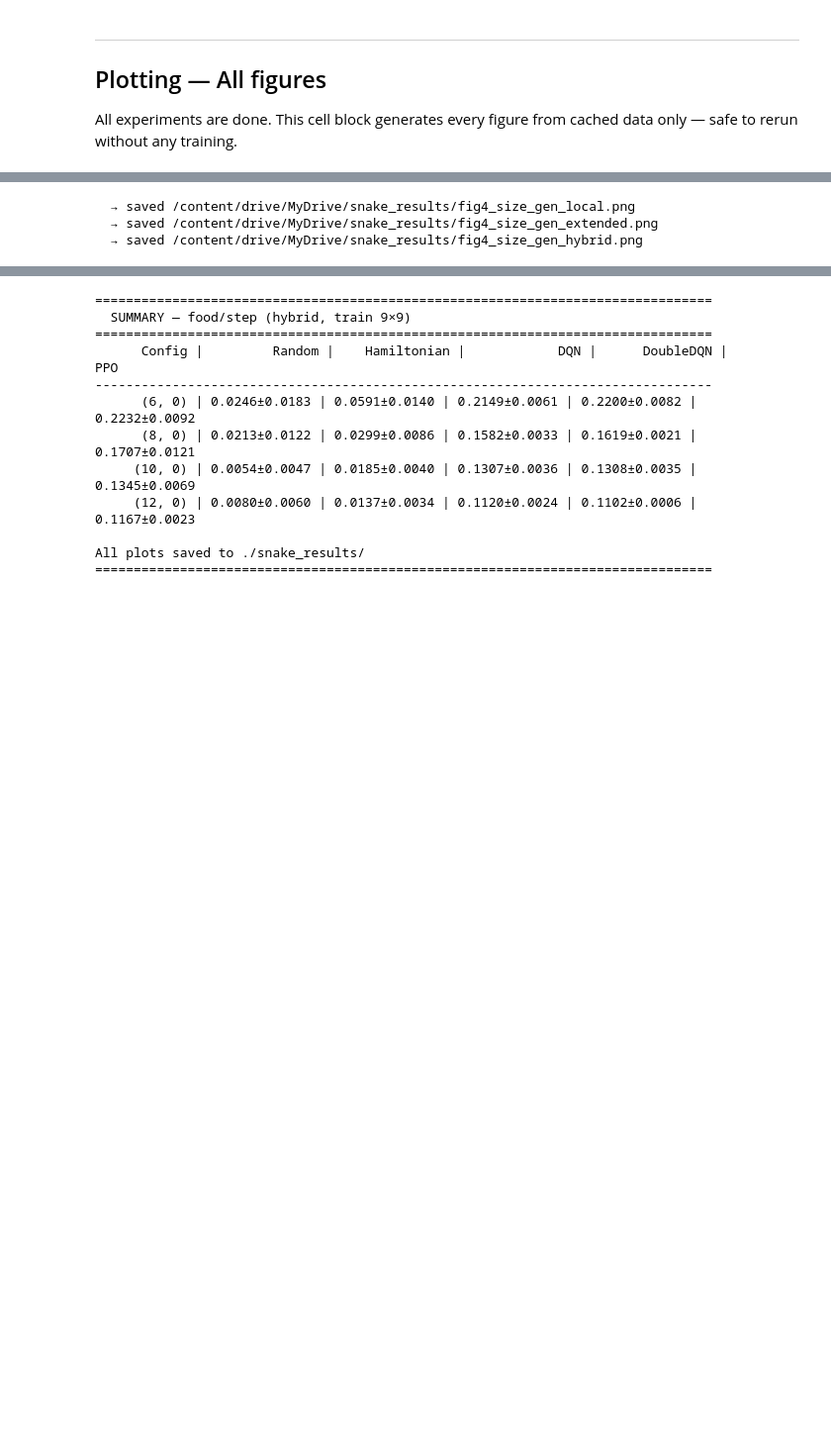
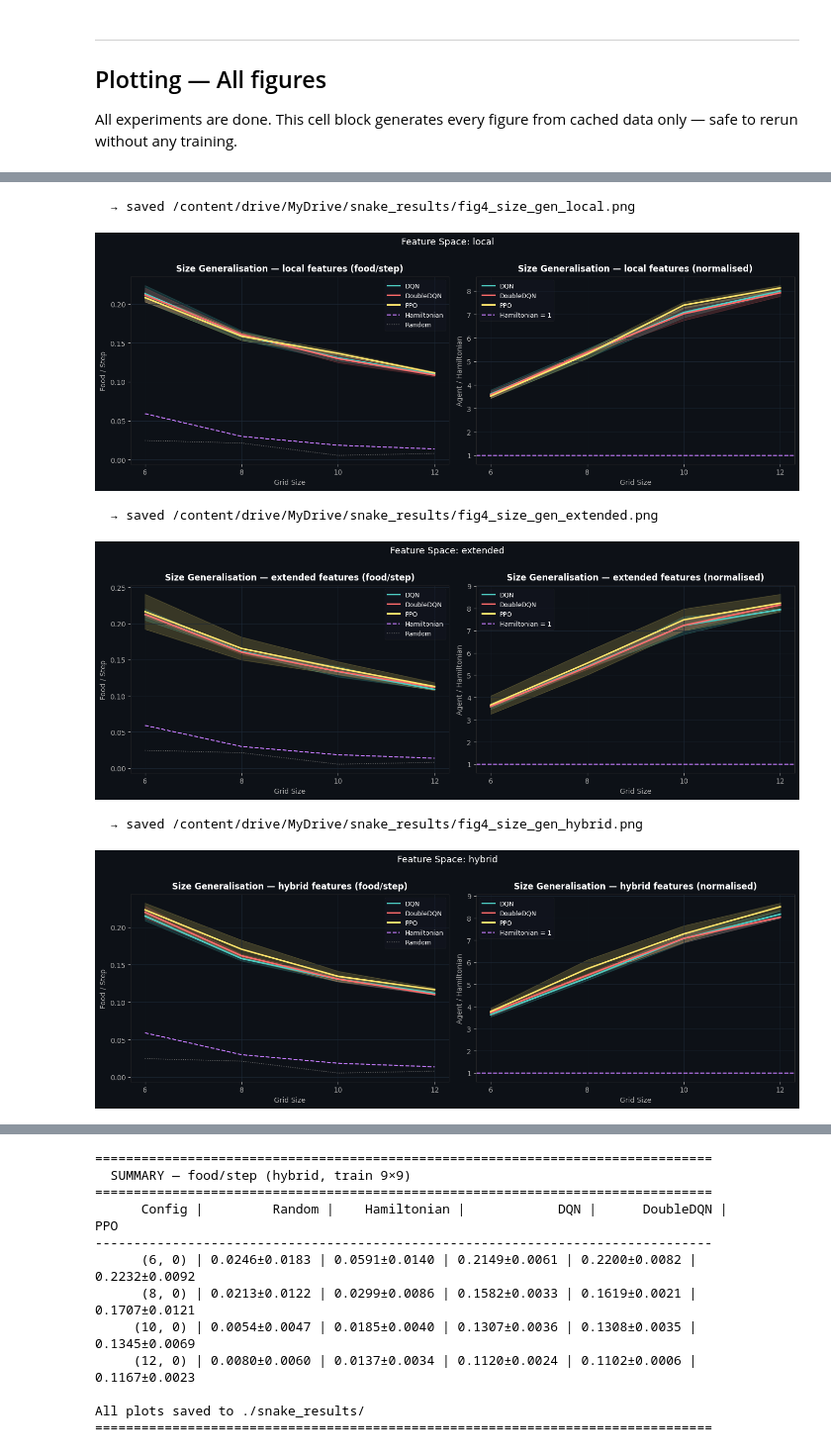
Before and after one commit to kjng123/AML-, a Jupyter notebook: snake_rl_study.ipynb, the cells around one changed output, grey strips where cells are left out. Shown at 99% size. Saved outputs shown, nothing was run; the diff lists cells and outputs as text; code cells hidden in the pictures; blank space fills up the shorter version.

```diff
--- a/snake_rl_study.ipynb
+++ b/snake_rl_study.ipynb
@@ -1190,35 +1196,39 @@ for rep in REPS:
 
     for model_name, color in MODEL_COLORS.items():
         res = full_grid[rep][model_name]['size']
         means, cis = results_to_mean_ci(res, EVEN_CFGS)  # <-- EVEN_CFGS not EVAL_CFGS
         plot_line_with_ci(ax1, x_sizes, means, cis, model_name, color)
 
         h_vals = np.array([ham_scores[s][0] for s in x_sizes])
         plot_line_with_ci(ax2, x_sizes, means / (h_vals + 1e-8),
                           cis / (h_vals + 1e-8), model_name, color)
 
     h_vals = np.array([ham_scores[s][0] for s in x_sizes])
     r_vals = np.array([rand_size[(s, 0)][0] for s in x_sizes])
     ax1.plot(x_sizes, h_vals, color=PALETTE['hamiltonian'], linestyle='--',
              linewidth=1.5, label='Hamiltonian')
     ax1.plot(x_sizes, r_vals, color=PALETTE['random'], linestyle=':',
              linewidth=1.2, label='Random')
     ax2.axhline(1.0, color=PALETTE['hamiltonian'], linestyle='--',
                 linewidth=1.5, label='Hamiltonian = 1')
 
     ax1.set_xticks(x_sizes)
     ax2.set_xticks(x_sizes)
     _label_axes(ax1, f'Size Generalisation — {rep} features (food/step)',
                 'Grid Size', 'Food / Step')
     _label_axes(ax2, f'Size Generalisation — {rep} features (normalised)',
                 'Grid Size', 'Agent / Hamiltonian')
     fig.suptitle(f'Feature Space: {rep}', color='white', fontsize=13, y=1.01)
     fig.tight_layout()
     _save(fig, f'fig4_size_gen_{rep}')
+    display(fig)
 # %% [output]
   → saved /content/drive/MyDrive/snake_results/fig4_size_gen_local.png
-  → saved /content/drive/MyDrive/snake_results/fig4_size_gen_extended.png
-  → saved /content/drive/MyDrive/snake_results/fig4_size_gen_hybrid.png
+[figure, added]
+  → saved /content/drive/MyDrive/snake_results/fig4_size_gen_extended.png
+[figure, added]
+  → saved /content/drive/MyDrive/snake_results/fig4_size_gen_hybrid.png
+[figure, added]
 # %%
 # ── Cell 18: Figures 5a–5c — Obstacle Generalisation (fix rep, 3 model lines) ──
 
```
Also changed, not shown: parts of 12 cells of this notebook.
